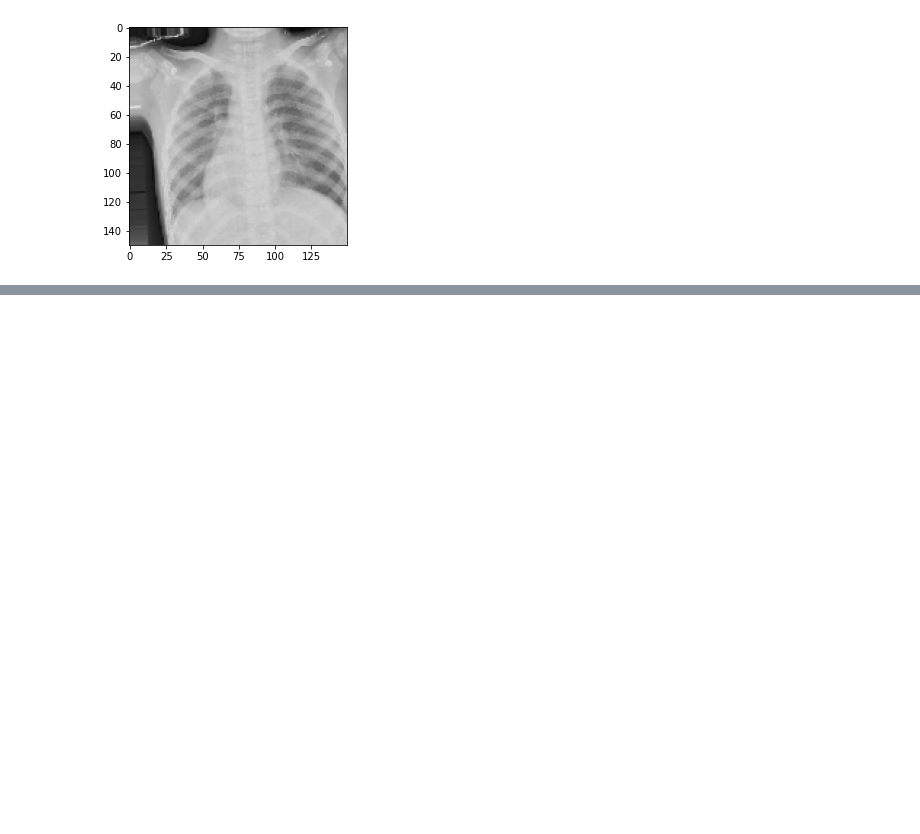
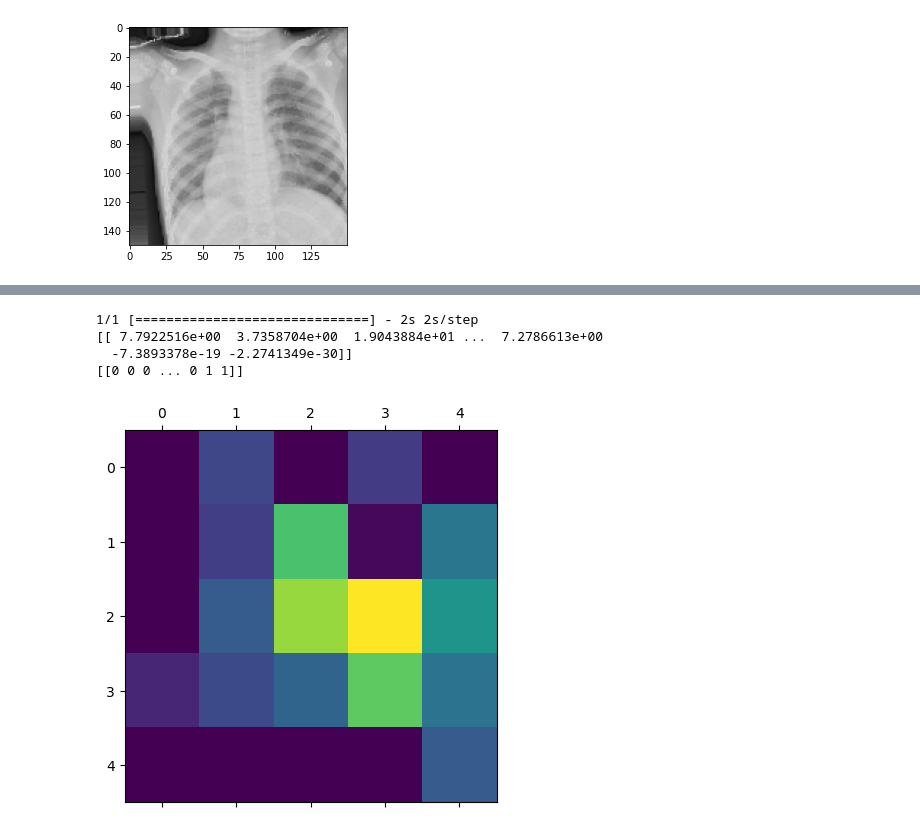
Before and after one commit to Zxhjlk/Phase4Project, a Jupyter notebook: notebooks/Model.ipynb, the cells around one changed output, grey strips where cells are left out. Cells and saved outputs as stored; diff of their text form; code cells hidden in the pictures; blank space fills up the shorter version.

Commit message:
Create basic gradcam implementation that seems to be working

```diff
--- a/notebooks/Model.ipynb
+++ b/notebooks/Model.ipynb
@@ -674,0 +716,42 @@ _________________________________________________________________
+# %%
+# THIS WONT WORK
+#model_ef = Sequential()
+model_ef = (efn.EfficientNetB4(input_shape=(150,150,3), include_top=False, weights='imagenet', pooling='max'))
+#model_ef.add(Flatten())
+#model_ef.add(Dropout(0.1))
+#model_ef.add(Dense(128, activation='relu'))
+#model_ef.add(Dropout(0.2))
+#model_ef.add(Dense(1, activation='sigmoid'))
+#model_ef.layers[0].trainable = False
+
+#optimizer = keras.optimizers.Adam(lr=0.001, clipnorm=1.0)
+#model_ef.compile(optimizer, loss='binary_crossentropy', metrics=['accuracy', keras.metrics.Recall()])
+
+img_path = '../data/train/NORMAL/IM-0256-0001.jpeg'
+img_size = (150, 150)
+preprocess_input = keras.applications.xception.preprocess_input
+decode_predictions = keras.applications.imagenet_utils.decode_predictions
+# Prepare image
+img_array = get_img_array(img_path, size=img_size)
+
+
+# Remove last layer's softmax
+model_ef.layers[-1].activation = None
+
+# Print what the top predicted class is
+preds = model_ef.predict(img_array)
+print(preds)
+#print("Predicted:", decode_predictions(preds, top=1)[0])
+print((preds < 0.5).astype(int))
+# Generate class activation heatmap
+heatmap = make_gradcam_heatmap(img_array, model_ef, 'top_conv') #Cannot access top_conv even though it is the last convolutional layer when including custom dense layers
+
+# Display heatmap
+plt.matshow(heatmap)
+plt.show()
+# %% [output]
+1/1 [==============================] - 2s 2s/step
+[[ 7.7922516e+00  3.7358704e+00  1.9043884e+01 ...  7.2786613e+00
+  -7.3893378e-19 -2.2741349e-30]]
+[[0 0 0 ... 0 1 1]]
+[figure, added]
```
Also changed, not shown: parts of 11 cells of this notebook, 2 other files.
